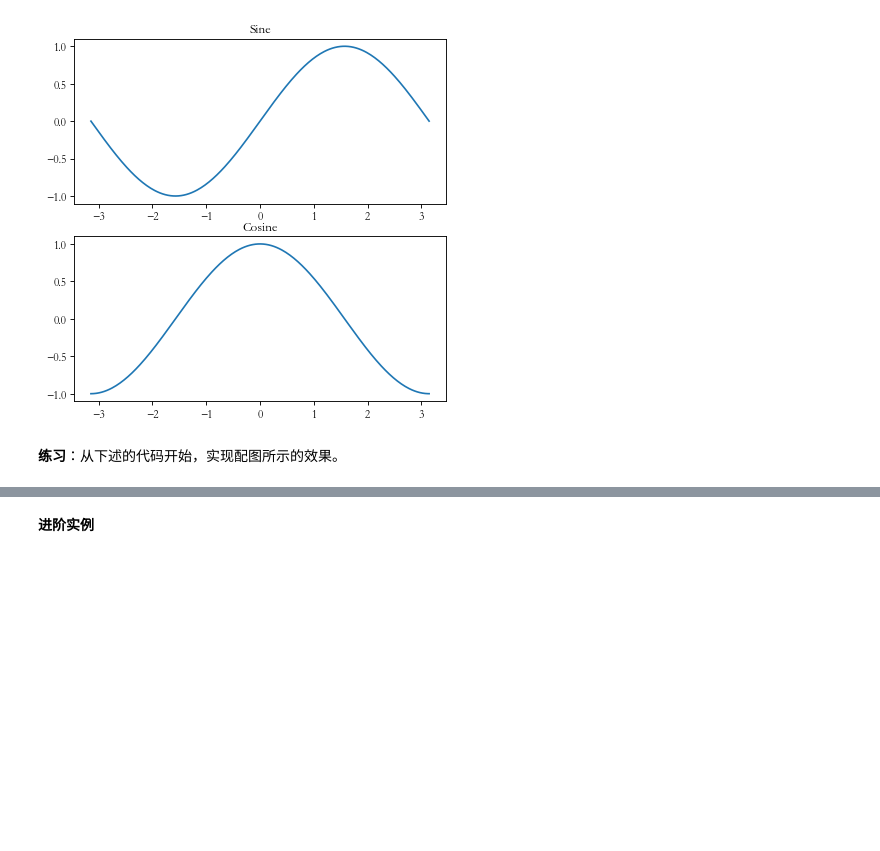
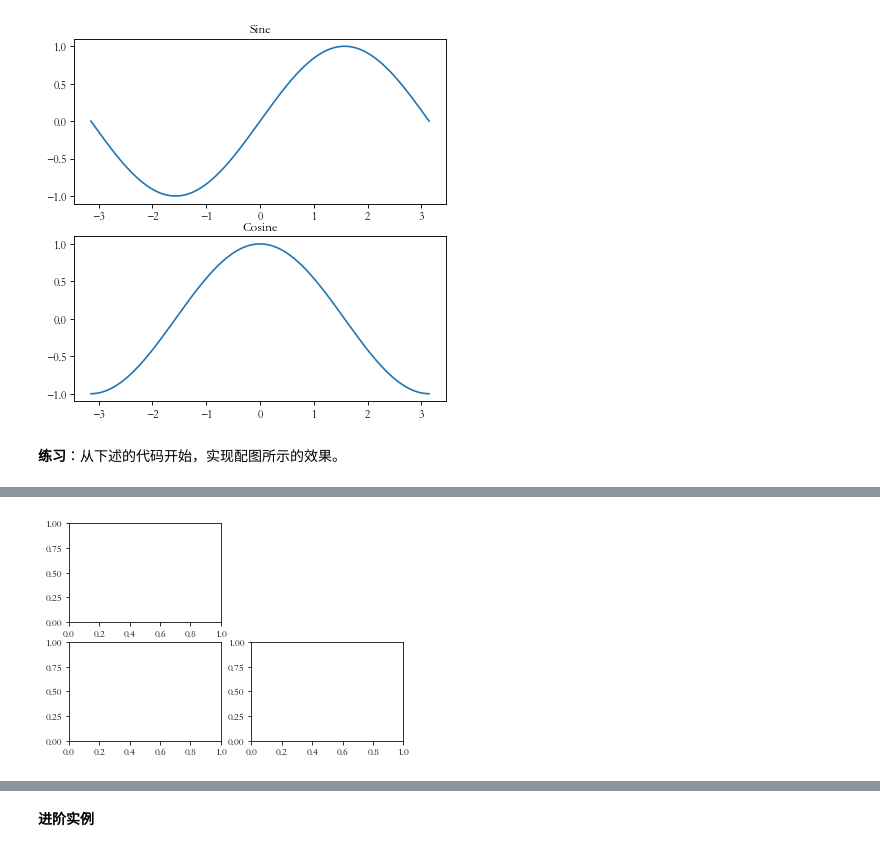
Before and after one commit to superMC5657/jrxy_python_course, a Jupyter notebook: BasicSession/matplotlib_learn.ipynb, the cells around one changed output, grey strips where cells are left out. Saved outputs shown, nothing was run; the diff lists cells and outputs as text; code cells hidden in the pictures; blank space fills up the shorter version.

```diff
--- a/BasicSession/matplotlib_learn.ipynb
+++ b/BasicSession/matplotlib_learn.ipynb
@@ -242,0 +272,10 @@ show()
+# %%
+from pylab import *
+
+subplot(2,2,1)
+subplot(2,2,3)
+subplot(2,2,4)
+
+show()
+# %% [output]
+[figure, added]
```
Also changed, not shown: parts of 3 cells of this notebook.
